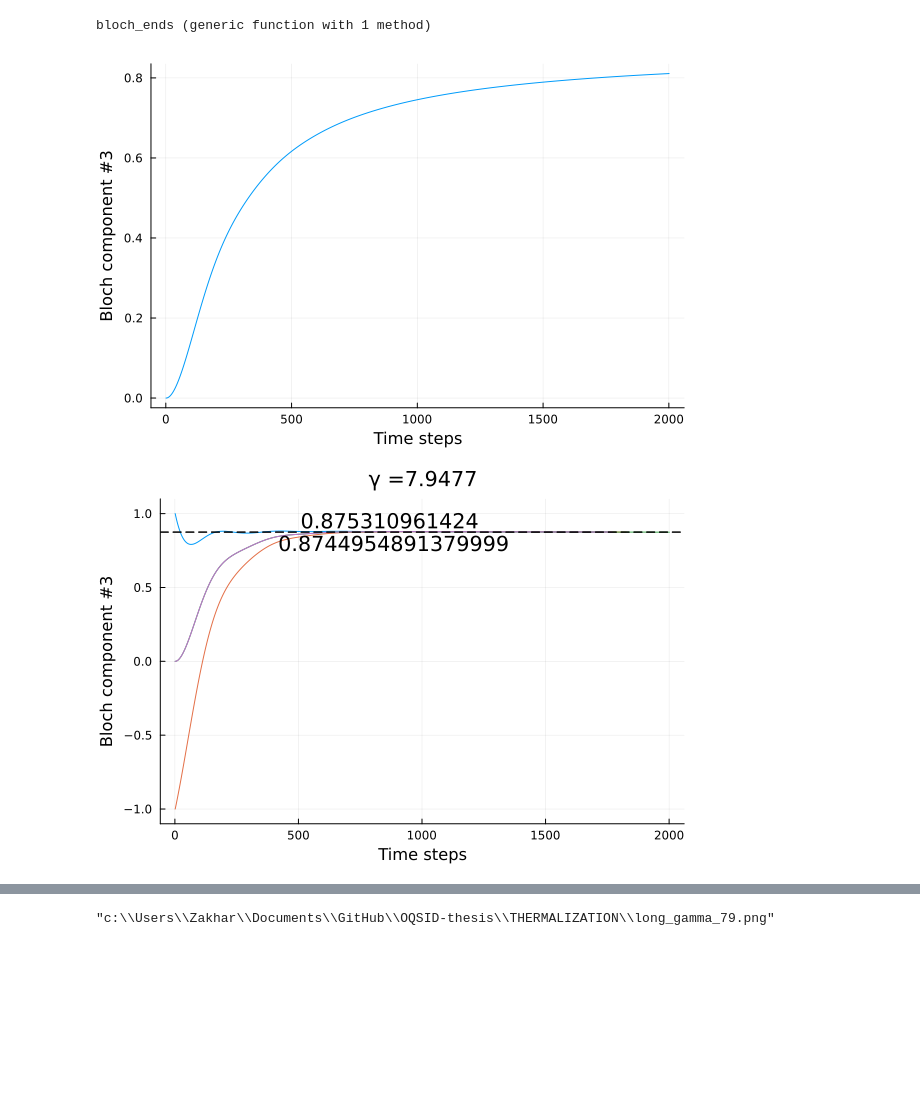
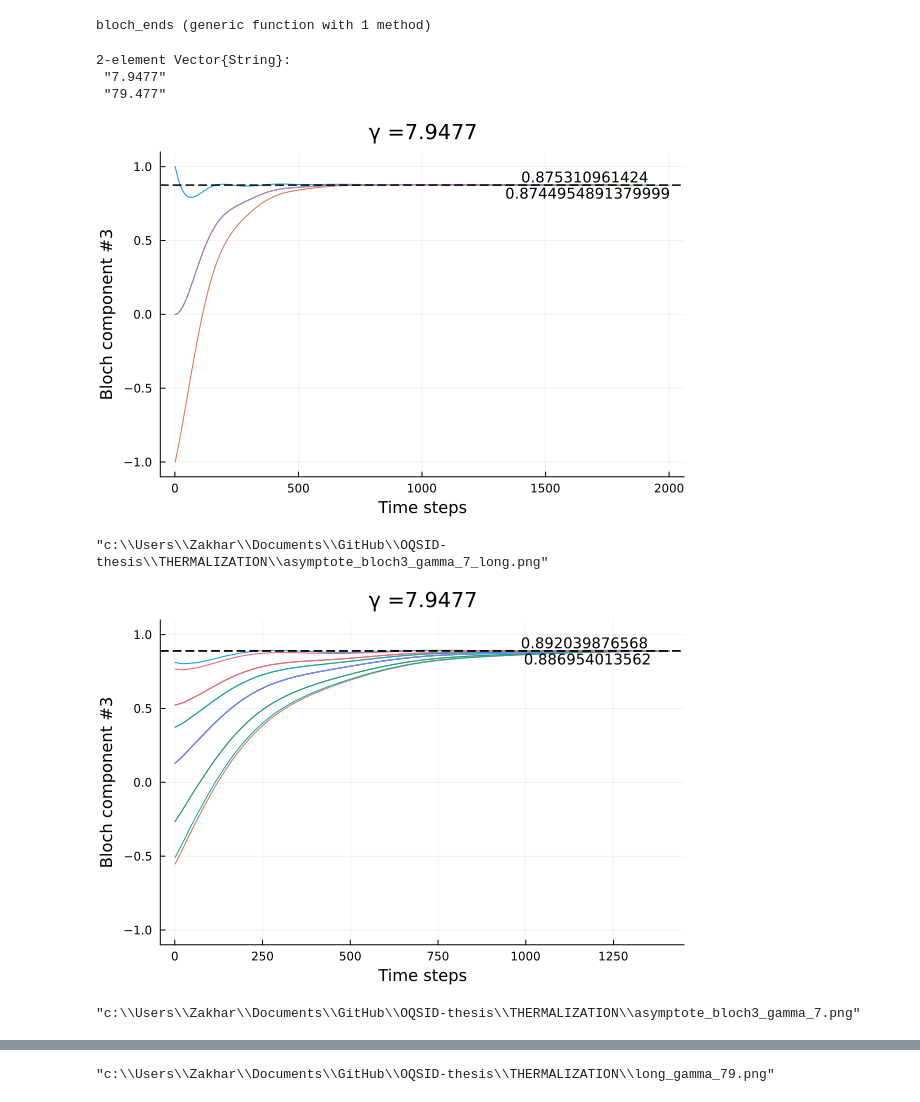
Before and after one commit to zpopovych/OQSID-thesis, a Jupyter notebook: THERMALIZATION/Plot_Long.ipynb, the cells around one changed output, grey strips where cells are left out. Cells and saved outputs as stored; diff of their text form; code cells hidden in the pictures; blank space fills up the shorter version.

```diff
--- a/THERMALIZATION/Plot_Long.ipynb
+++ b/THERMALIZATION/Plot_Long.ipynb
@@ -150,22 +160,27 @@ function bloch_ends(data_file, γ, n)
 end
 # %% [output]
 bloch_ends (generic function with 1 method)
-# %%
-γ = ["7.9477", "79.477"]
-
-data_file = "../DATA/LONG_GAMMAS_5_7_D4.h5"
-
-t, ρ  = read_timeevolution(data_file, "D3", γ[1])
-b = LiPoSID.bloch(ρ)
-n = 3
-plt = plot(cummean(b[n, :]), label=false, xlabel="Time steps", ylabel="Bloch component #"*string(n))
-# %% [output]
-[figure, removed]
+# %%
+γ = ["7.9477", "79.477"]
+# %% [output]
+2-element Vector{String}:
+ "7.9477"
+ "79.477"
 # %%
 plt = plot_bloch_components("../DATA/LONG_GAMMAS_5_7_D4.h5", γ[1], 3)
-display(plt)
 # %% [output]
-[figure, old version]
+[figure, new version]
+# %%
+savefig(plt, "asymptote_bloch3_gamma_7_long.pdf")
+# %% [output]
+"c:\\Users\\Zakhar\\Documents\\GitHub\\OQSID-thesis\\THERMALIZATION\\asymptote_bloch3_gamma_7_long.png"
+# %%
+plt = plot_bloch_components("../DATA/ALL_GAMMAS_B4_D10.h5", γ[1], 3)
+display(plt)
+savefig(plt, "asymptote_bloch3_gamma_7.pdf")
+# %% [output]
+[figure, added]
+"c:\\Users\\Zakhar\\Documents\\GitHub\\OQSID-thesis\\THERMALIZATION\\asymptote_bloch3_gamma_7.png"
 # %%
 plt = plot_bloch_components("../DATA/ALL_GAMMAS_B4_D10.h5", γ[1], 3)
 display(plt)
```
Also changed, not shown: parts of 7 cells of this notebook.
